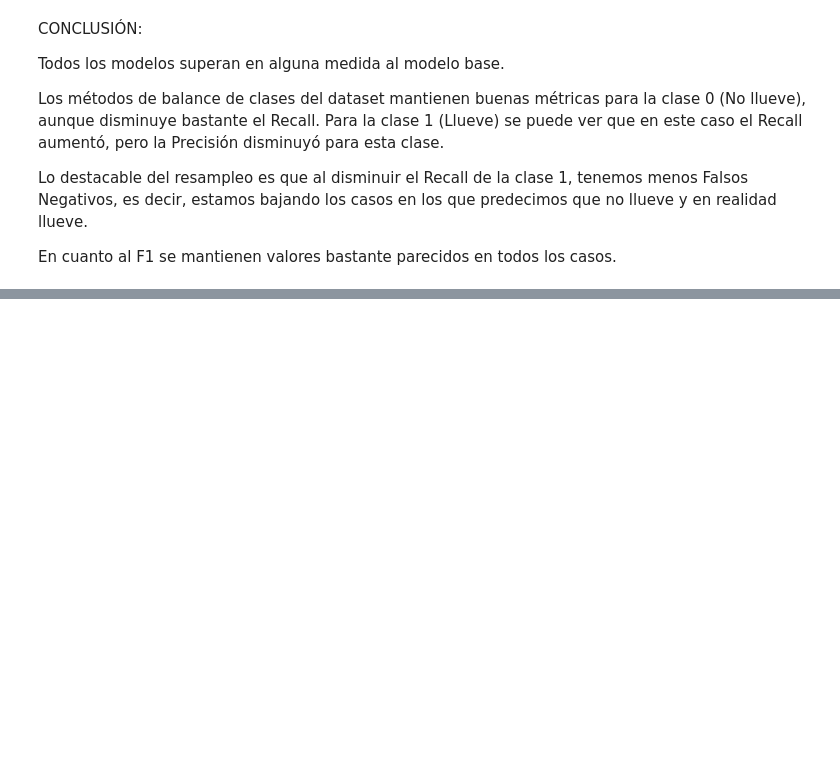
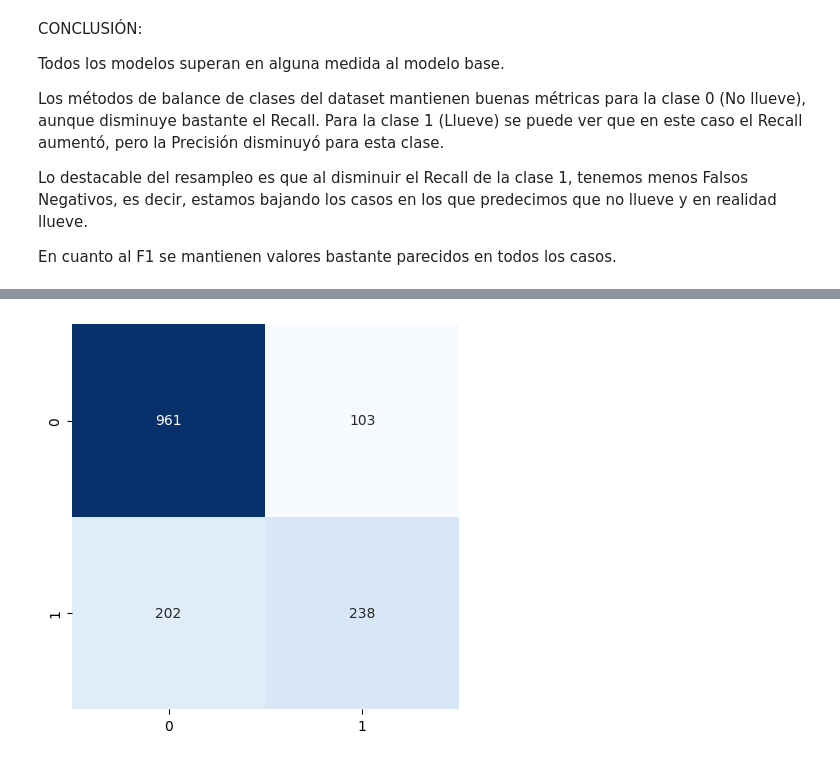
Before and after one commit to euglpz/AA1, a Jupyter notebook: AA1_TP_Lopez_Pistelli.ipynb, the cells around one changed output, grey strips where cells are left out. Saved outputs shown, nothing was run; the diff lists cells and outputs as text; code cells hidden in the pictures; blank space fills up the shorter version.

```diff
--- a/AA1_TP_Lopez_Pistelli.ipynb
+++ b/AA1_TP_Lopez_Pistelli.ipynb
@@ -1888,0 +2124,2 @@ En cuanto al F1 se mantienen valores bastante parecidos en todos los casos.
+# %%
+model2.fit(X_train_resmp, y_train_resmp, batch_size=32, epochs=50)
@@ -1888,0 +2145,3 @@ En cuanto al F1 se mantienen valores bastante parecidos en todos los casos.
+# %%
+y_pred=model2.predict(X_valid)
+y_pred
@@ -1888,0 +2157,13 @@ En cuanto al F1 se mantienen valores bastante parecidos en todos los casos.
+# %%
+y_pred_th = y_pred.copy()
+for i, y in enumerate(y_pred_th):
+  if y > 0.7:
+    y_pred_th[i]=1
+  else:
+    y_pred_th[i]=0
+# %%
+cm_valid_nn = confusion_matrix(y_pred_th, y_valid)
+
+print("Resultados red neuronal con TensorFlow:\n")
+print(classification_report(y_pred_th, y_test))
+print(confusion_matrix(y_pred_th, y_test))
@@ -1888,0 +2184,7 @@ En cuanto al F1 se mantienen valores bastante parecidos en todos los casos.
+# %%
+fig, ax = plt.subplots(nrows=1, ncols=1, figsize=(5, 5))
+
+sns.heatmap(cm_valid_nn, cbar=False, cmap='Blues', annot=True, fmt="d")
+plt.show()
+# %% [output]
+[figure, added]
```
Also changed, not shown: parts of 68 cells of this notebook.
